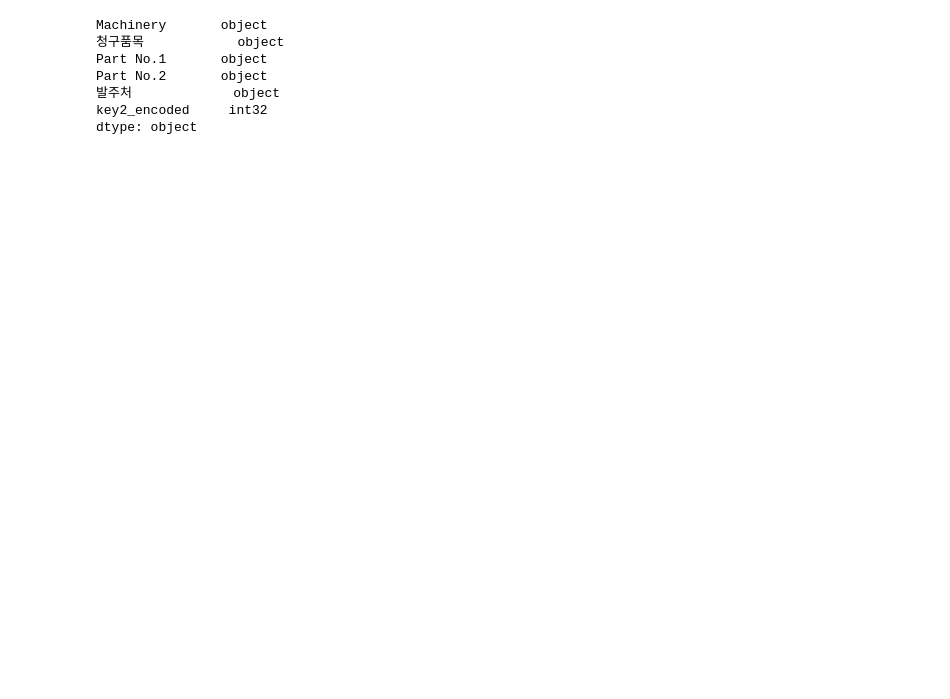
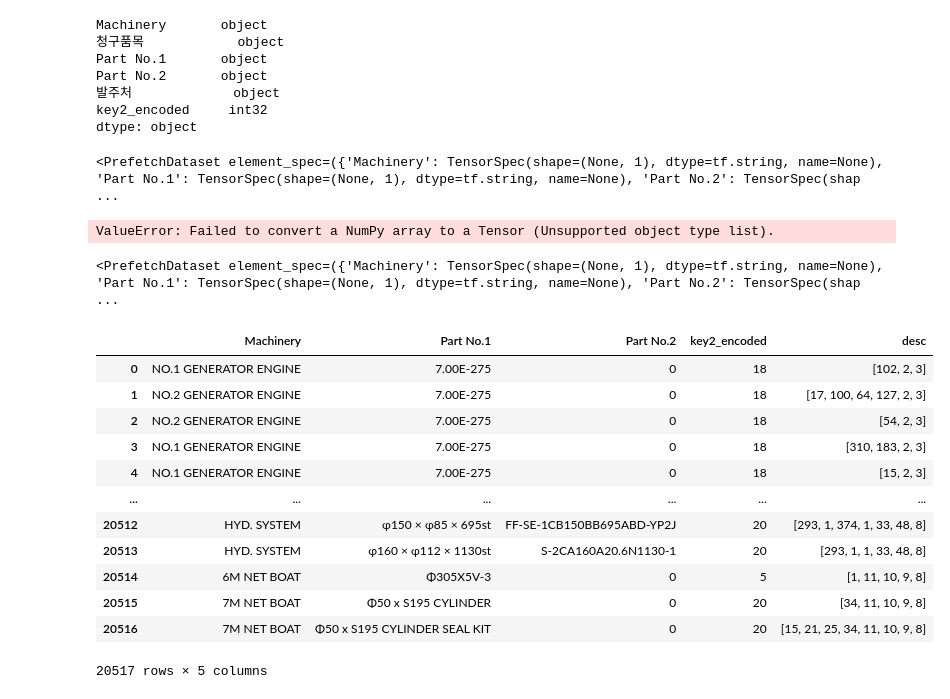
Before and after one commit to hwk44/ShipSupplies, a Jupyter notebook: DA/notebooks/embeddinglayer.ipynb, the cells around one changed output. Saved outputs shown, nothing was run; the diff lists cells and outputs as text; code cells hidden in the pictures; blank space fills up the shorter version.

```diff
--- a/DA/notebooks/embeddinglayer.ipynb
+++ b/DA/notebooks/embeddinglayer.ipynb
@@ -608,3 +608,44 @@ Part No.2       object
 발주처             object
 key2_encoded     int32
 dtype: object
+# %%
+def df_to_dataset(dataframe, shuffle=True, batch_size=32):
+  df = dataframe.copy()
+  labels = df.pop('key2_encoded')
+  # df = {key: value[:,tf.newaxis] for key, value in dataframe.items()}
+  df = {key: np.expand_dims(value, axis=1) for key, value in df.items()}  # np.expand_dims를 사용하여 NumPy 배열로 변환
+  ds = tf.data.Dataset.from_tensor_slices((dict(df), labels))
+  if shuffle:
+    ds = ds.shuffle(buffer_size=len(dataframe))
+  ds = ds.batch(batch_size)
+  ds = ds.prefetch(batch_size)
+  return ds
+# %% [output]
+<PrefetchDataset element_spec=({'Machinery': TensorSpec(shape=(None, 1), dtype=tf.string, name=None), 'Part No.1': TensorSpec(shape=(None, 1), dtype=tf.string, name=None), 'Part No.2': TensorSpec(shap ...
+# %%
+batch_size = 5
+train_dataset = df_to_dataset(df, batch_size=batch_size)
+# %% [output]
+ValueError: Failed to convert a NumPy array to a Tensor (Unsupported object type list).
+# %%
+train_dataset
+# %% [output]
+<PrefetchDataset element_spec=({'Machinery': TensorSpec(shape=(None, 1), dtype=tf.string, name=None), 'Part No.1': TensorSpec(shape=(None, 1), dtype=tf.string, name=None), 'Part No.2': TensorSpec(shap ...
+# %%
+df['desc'] = pre_desc['encode_desc_1000']
+# %%
+df
+# %% [output]
+|  | Machinery | Part No.1 | Part No.2 | key2_encoded | desc |
+| 0 | NO.1 GENERATOR ENGINE | 7.00E-275 | 0 | 18 | [102, 2, 3] |
+| 1 | NO.2 GENERATOR ENGINE | 7.00E-275 | 0 | 18 | [17, 100, 64, 127, 2, 3] |
+| 2 | NO.2 GENERATOR ENGINE | 7.00E-275 | 0 | 18 | [54, 2, 3] |
+| 3 | NO.1 GENERATOR ENGINE | 7.00E-275 | 0 | 18 | [310, 183, 2, 3] |
+| 4 | NO.1 GENERATOR ENGINE | 7.00E-275 | 0 | 18 | [15, 2, 3] |
+| ... | ... | ... | ... | ... | ... |
+| 20512 | HYD. SYSTEM | φ150 × φ85 × 695st | FF-SE-1CB150BB695ABD-YP2J | 20 | [293, 1, 374, 1, 33, 48, 8] |
+| 20513 | HYD. SYSTEM | φ160 × φ112 × 1130st | S-2CA160A20.6N1130-1 | 20 | [293, 1, 1, 33, 48, 8] |
+| 20514 | 6M NET BOAT | Φ305X5V-3 | 0 | 5 | [1, 11, 10, 9, 8] |
+| 20515 | 7M NET BOAT | Φ50 x S195 CYLINDER | 0 | 20 | [34, 11, 10, 9, 8] |
+| 20516 | 7M NET BOAT | Φ50 x S195 CYLINDER SEAL KIT | 0 | 20 | [15, 21, 25, 34, 11, 10, 9, 8] |
+20517 rows × 5 columns
```
Also changed, not shown: parts of 3 cells of this notebook, 2 other files.
